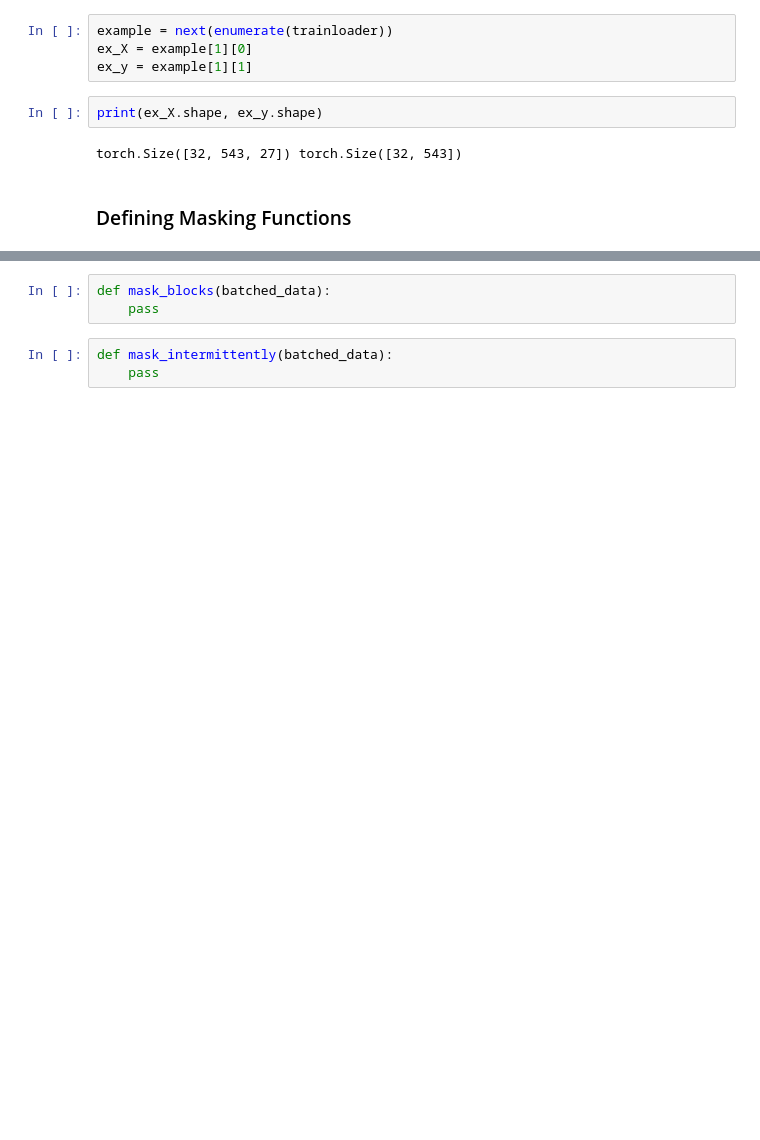
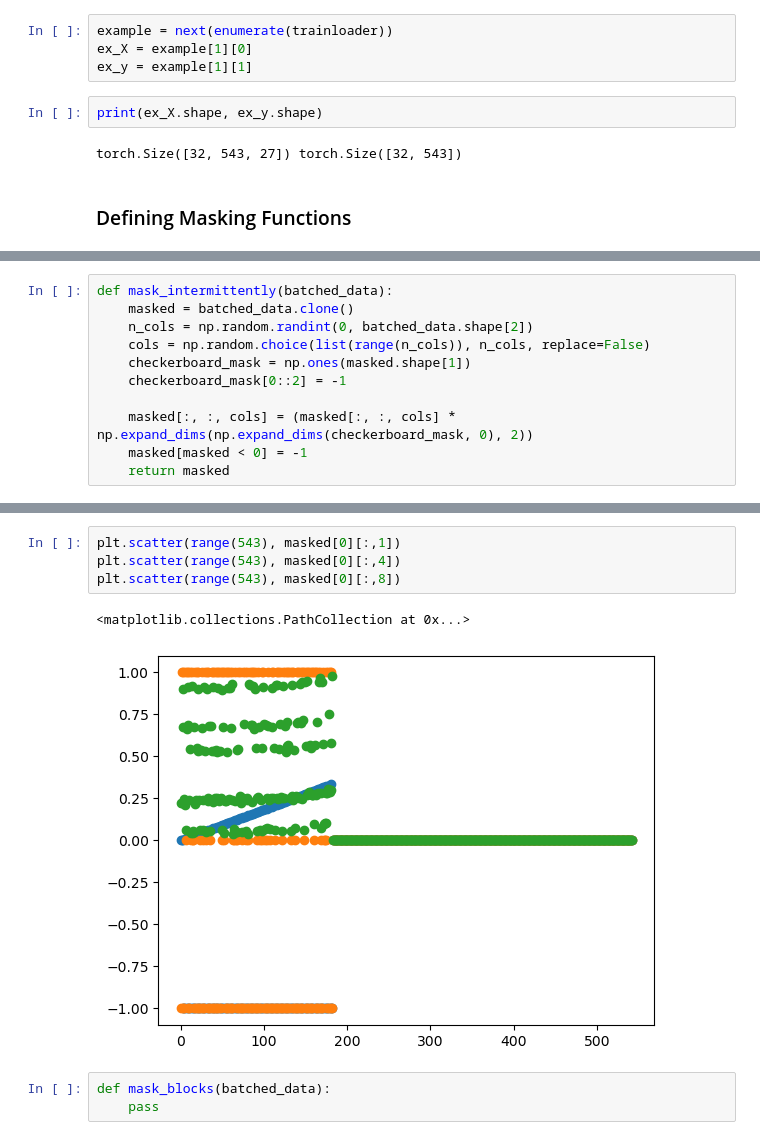
Before and after one commit to acoursey3/transimputer-prognostics, a Jupyter notebook: code/Masking Algorithm.ipynb, the cells around one changed output, grey strips where cells are left out. Drawn from its saved outputs; the diff is of its cells as text; blank space fills up the shorter version.

```diff
--- a/code/Masking Algorithm.ipynb
+++ b/code/Masking Algorithm.ipynb
@@ -44,0 +55,11 @@ tensor(0.4095)
+# %%
+def mask_intermittently(batched_data):
+    masked = batched_data.clone()
+    n_cols = np.random.randint(0, batched_data.shape[2])
+    cols = np.random.choice(list(range(n_cols)), n_cols, replace=False)
+    checkerboard_mask = np.ones(masked.shape[1])
+    checkerboard_mask[0::2] = -1
+
+    masked[:, :, cols] = (masked[:, :, cols] * np.expand_dims(np.expand_dims(checkerboard_mask, 0), 2))
+    masked[masked < 0] = -1
+    return masked
@@ -45,6 +71,10 @@ tensor(0.4095)
+# %%
+plt.scatter(range(543), masked[0][:,1])
+plt.scatter(range(543), masked[0][:,4])
+plt.scatter(range(543), masked[0][:,8])
+# %% [output]
+<matplotlib.collections.PathCollection at 0x...>
+[figure, added]
 # %%
 def mask_blocks(batched_data):
     pass
-# %%
-def mask_intermittently(batched_data):
-    pass
```
Also changed, not shown: parts of 6 cells of this notebook.
